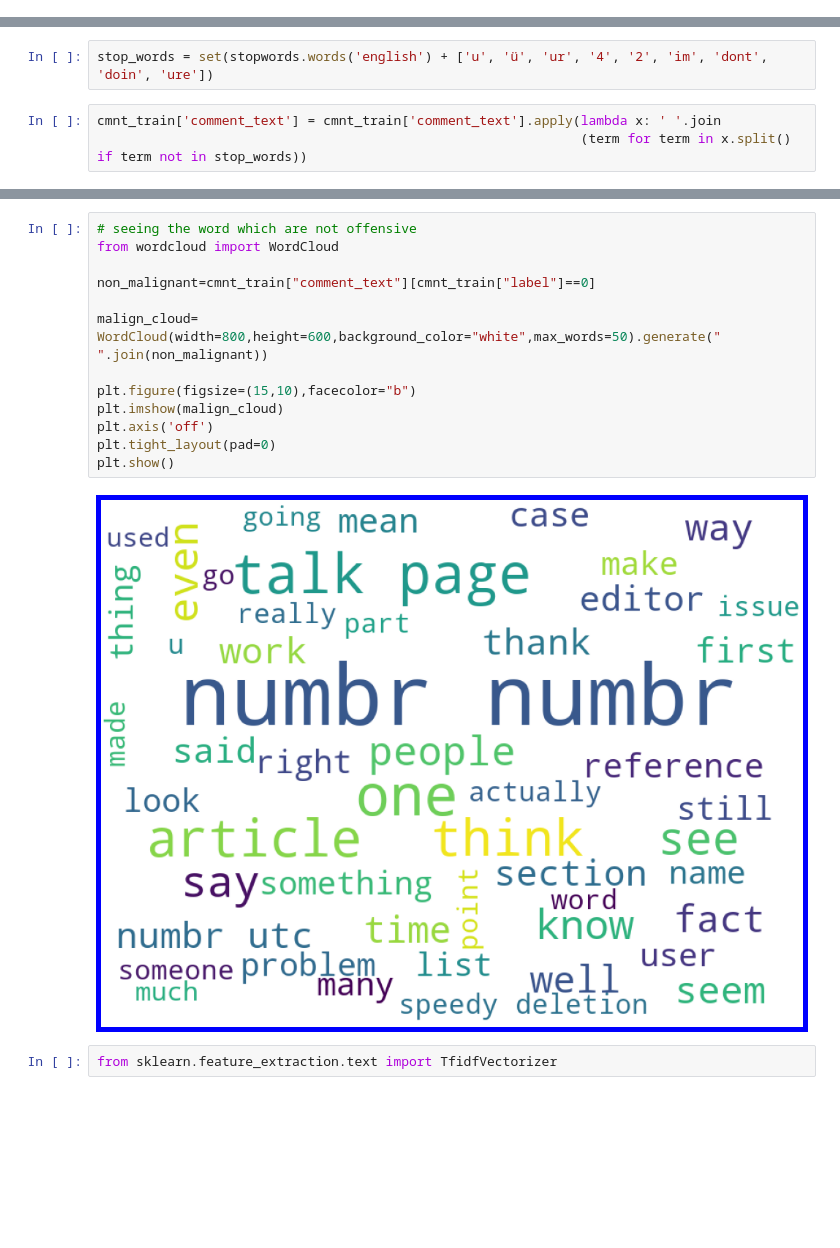
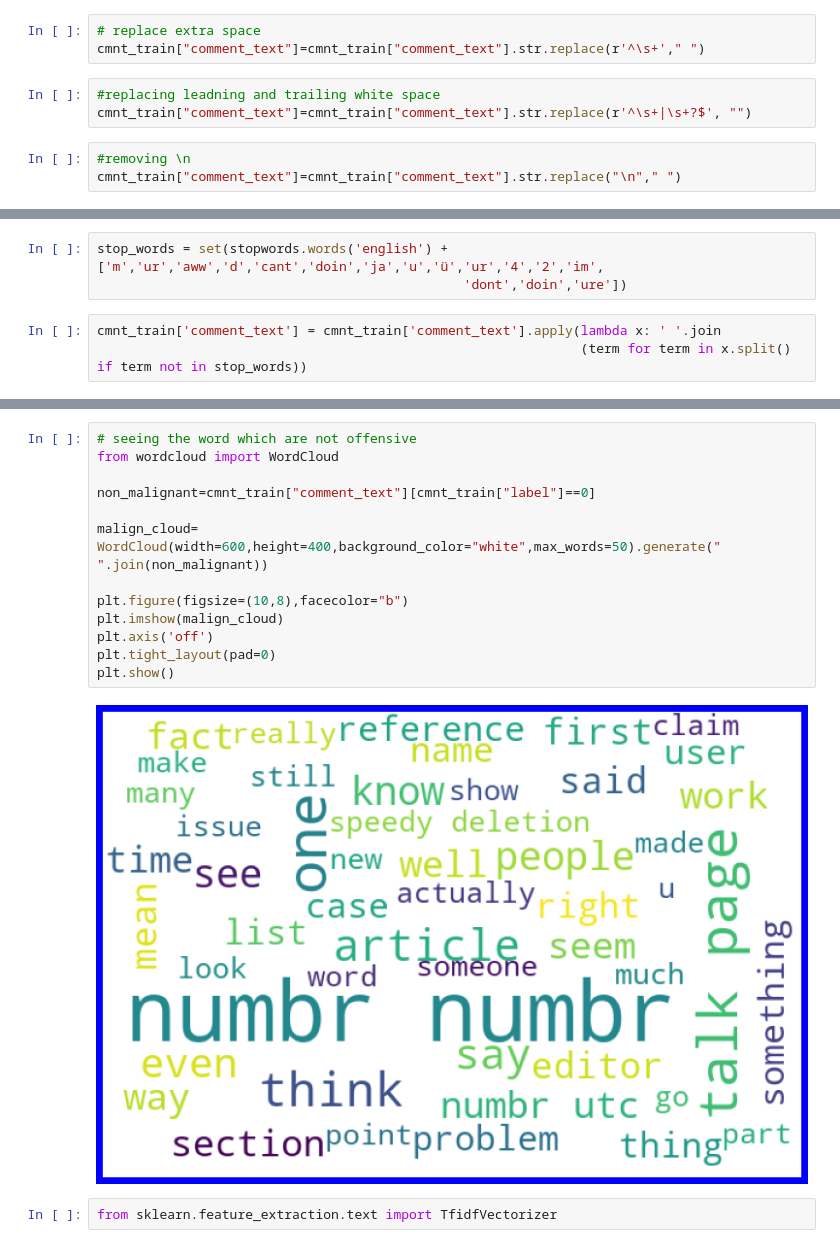
Before and after one commit to ArchanaKumari846/Internship, a Jupyter notebook: Project/Malignant Comments Classification/MALIGNANT_COMMENTS_CLASSIFICATION.ipynb, the cells around one changed output, grey strips where cells are left out. Drawn from its saved outputs; the diff is of its cells as text; blank space fills up the shorter version.

```diff
--- a/Project/Malignant Comments Classification/MALIGNANT_COMMENTS_CLASSIFICATION.ipynb
+++ b/Project/Malignant Comments Classification/MALIGNANT_COMMENTS_CLASSIFICATION.ipynb
@@ -522,8 +514,18 @@ cmnt_train['comment_text'] = cmnt_train['comment_text'].str.replace(r'\d+(\.\d+)
+# %%
+# replace extra space
+cmnt_train["comment_text"]=cmnt_train["comment_text"].str.replace(r'^\s+'," ")
+# %%
+#replacing leadning and trailing white space
+cmnt_train["comment_text"]=cmnt_train["comment_text"].str.replace(r'^\s+|\s+?$', "")
+# %%
+#removing \n
+cmnt_train["comment_text"]=cmnt_train["comment_text"].str.replace("\n"," ")
 # %%
 cmnt_train['comment_text'] = cmnt_train['comment_text'].apply(lambda x: ' '.join
                                                               (term for term in x.split() if term not in string.punctuation))
 # %%
-stop_words = set(stopwords.words('english') + ['u', 'ü', 'ur', '4', '2', 'im', 'dont', 'doin', 'ure'])
+stop_words = set(stopwords.words('english') + ['m','ur','aww','d','cant','doin','ja','u','ü','ur','4','2','im',
+                                               'dont','doin','ure'])
 # %%
 cmnt_train['comment_text'] = cmnt_train['comment_text'].apply(lambda x: ' '.join
                                                               (term for term in x.split() if term not in stop_words))
@@ -586,18 +573,18 @@ plt.show()
 # %%
 # seeing the word which are not offensive
 from wordcloud import WordCloud
 
 non_malignant=cmnt_train["comment_text"][cmnt_train["label"]==0]
 
-malign_cloud= WordCloud(width=800,height=600,background_color="white",max_words=50).generate(" ".join(non_malignant))
+malign_cloud= WordCloud(width=600,height=400,background_color="white",max_words=50).generate(" ".join(non_malignant))
 
-plt.figure(figsize=(15,10),facecolor="b")
+plt.figure(figsize=(10,8),facecolor="b")
 plt.imshow(malign_cloud)
 plt.axis('off')
 plt.tight_layout(pad=0)
 plt.show()
 # %% [output]
-[figure, old version]
+[figure, new version]
 # %%
 from sklearn.feature_extraction.text import TfidfVectorizer
 # %%
```
Also changed, not shown: parts of 71 cells of this notebook, 1 other file.
